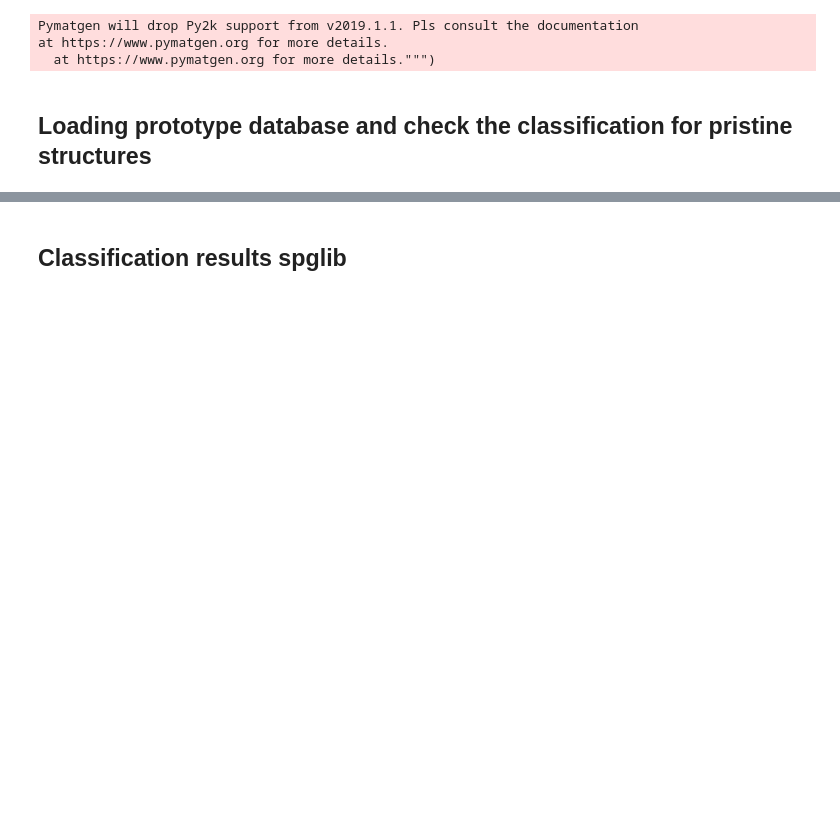
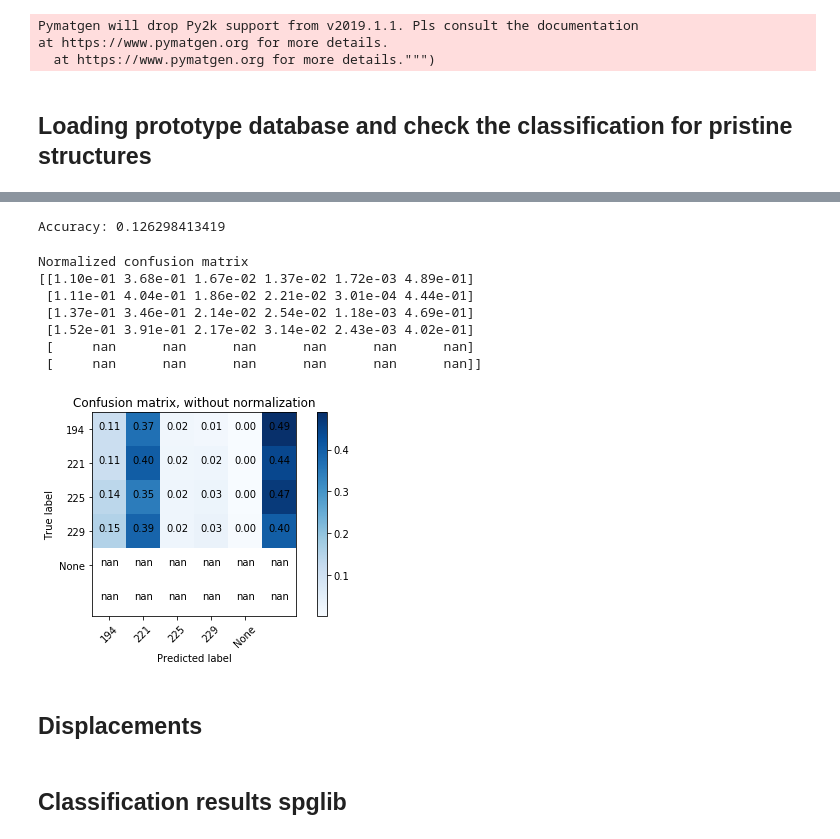
Before and after one commit to angeloziletti/ai4materials, a Jupyter notebook: scripts/single_crystal_classification.ipynb, the cells around one changed output, grey strips where cells are left out. Saved outputs shown, nothing was run; the diff lists cells and outputs as text; code cells hidden in the pictures; blank space fills up the shorter version.

```diff
--- a/scripts/single_crystal_classification.ipynb
+++ b/scripts/single_crystal_classification.ipynb
@@ -58,0 +126,26 @@ print(len(ase_atoms_list[0]))
+# %%
+#ptm.keys()
+#classes = ['None', 'FCC', 'HCP', 'BCC', 'Ic', 'SC']
+classes = ['None', '225', '194', '229', 'Ic', '221']
+y_pred_ptm = []
+y_true = []
+
+for idx, atoms in enumerate(ase_atoms_vac5):
+    if idx%1000 == 0:
+        print(idx)
+
+    if str(atoms.info['target']) == '227':
+        pass
+    else:
+        atoms=atoms*(2, 2, 2)
+        #ptm = PTM(atoms=atoms)
+        #atom_class_ptm = [classes[item] for item in ptm['structure']]
+        #data = Counter(atom_class)
+        #print(data.most_common(2))
+        #y_pred_ptm.append(data.most_common(1)[0][0])
+        atom_class_true = [str(atoms.info['target'])]*len(atoms)
+        y_true.extend(atom_class_true)
+        #y_pred_ptm.extend(atom_class_ptm)
+
+print(len(y_true))
+print(Counter(y_true), Counter(y_pred_ptm))
@@ -58,0 +164,21 @@ print(len(ase_atoms_list[0]))
+# %%
+print('Accuracy: {}'.format(accuracy_score(y_true, y_pred_ptm)))
+cnf_matrix = confusion_matrix(y_true, y_pred_ptm)
+np.set_printoptions(precision=2)
+# %% [output]
+Accuracy: 0.126298413419
+# %%
+#print(cnf_matrix)
+plot_confusion_matrix(cnf_matrix, classes=['194', '221', '225', '229', 'None'],
+                      normalize=True, title='Confusion matrix, without normalization')
+# %% [output]
+Normalized confusion matrix
+[[1.10e-01 3.68e-01 1.67e-02 1.37e-02 1.72e-03 4.89e-01]
+ [1.11e-01 4.04e-01 1.86e-02 2.21e-02 3.01e-04 4.44e-01]
+ [1.37e-01 3.46e-01 2.14e-02 2.54e-02 1.18e-03 4.69e-01]
+ [1.52e-01 3.91e-01 2.17e-02 3.14e-02 2.43e-03 4.02e-01]
+ [     nan      nan      nan      nan      nan      nan]
+ [     nan      nan      nan      nan      nan      nan]]
+[figure, added]
+# %% [markdown]
+## Displacements
```
Also changed, not shown: parts of 25 cells of this notebook, 1 other file.
